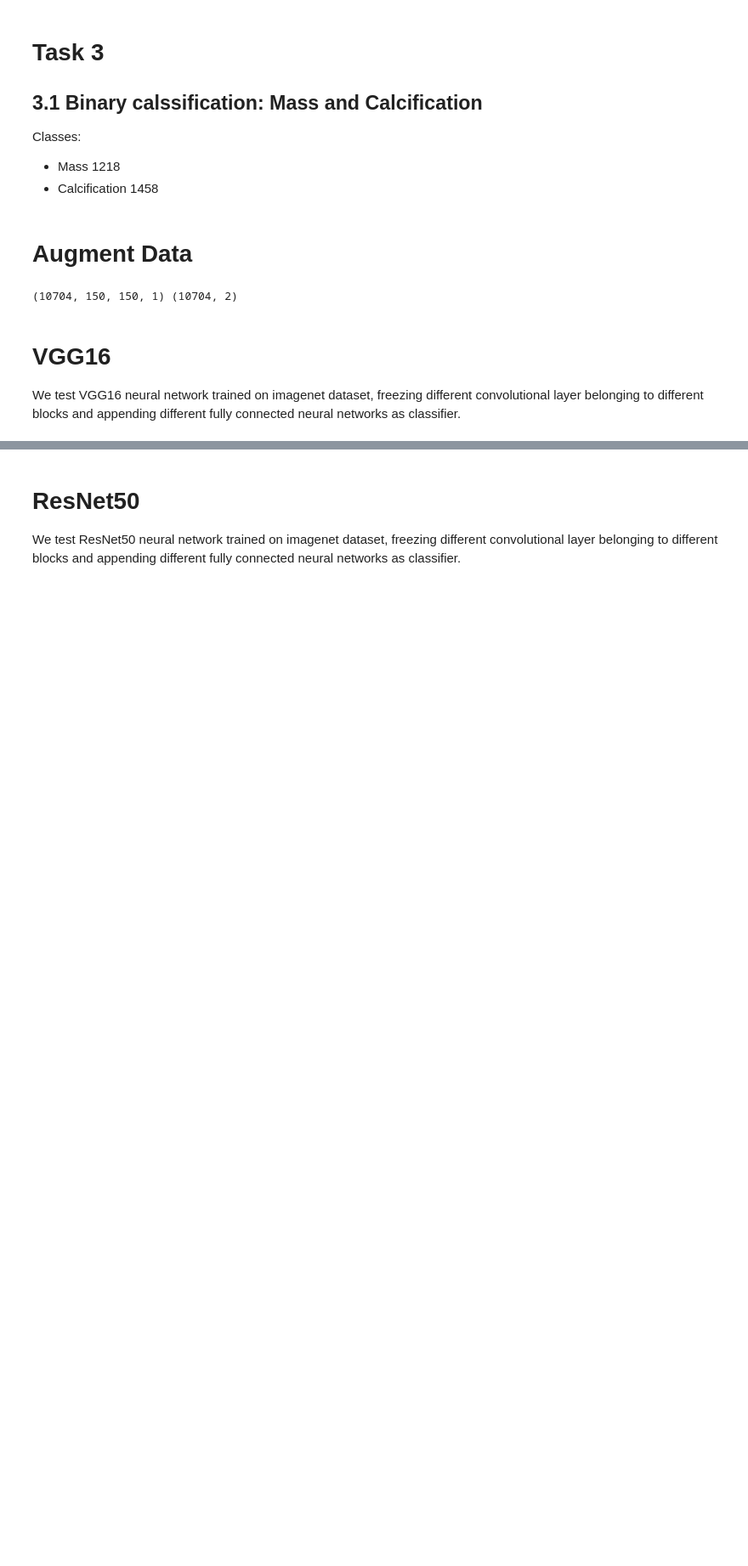
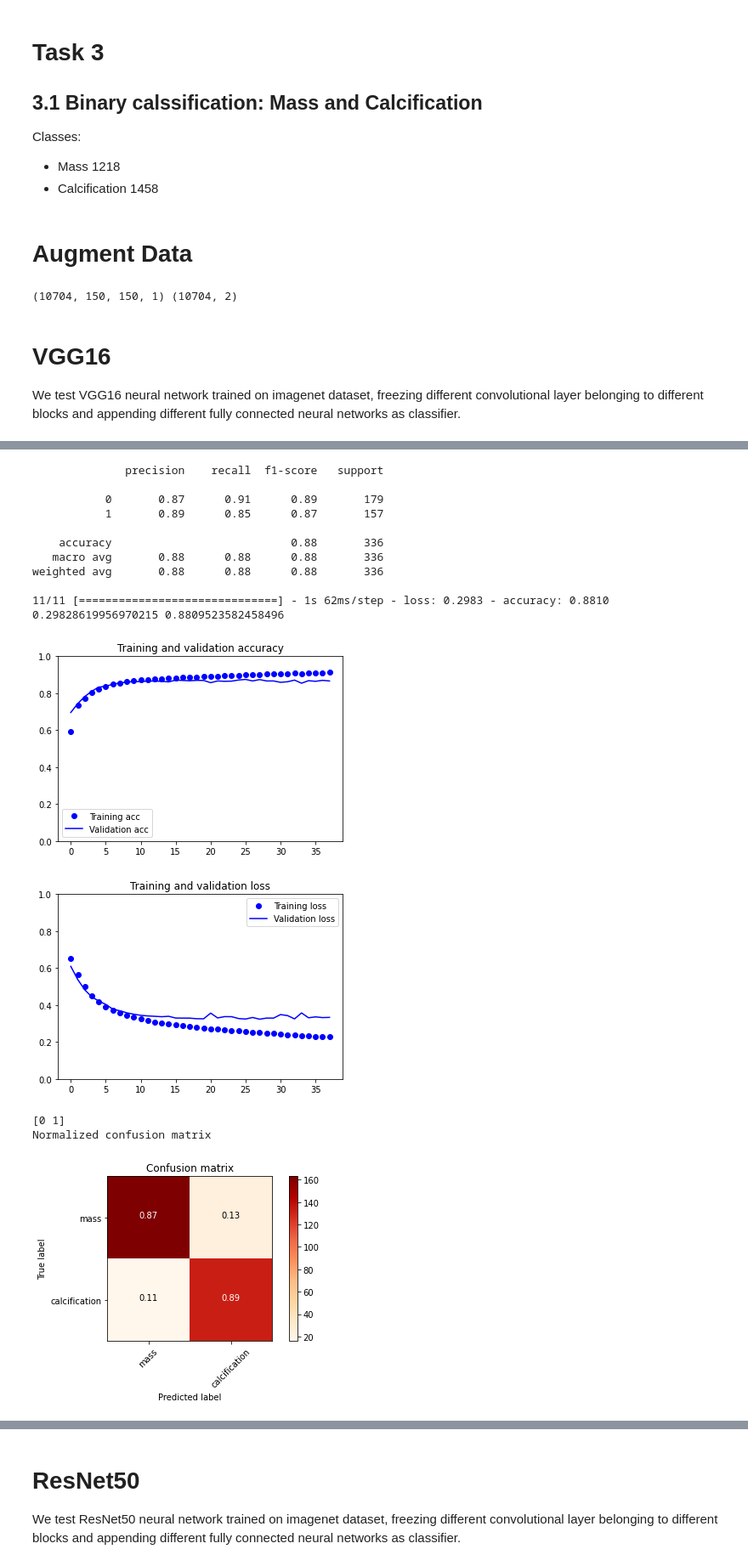
Before and after one commit to MarcoParola/medical_images_classification, a Jupyter notebook: Pretrained_CNN_3_1.ipynb, the cells around one changed output, grey strips where cells are left out. Shown: that part at 85% size. Saved outputs shown, nothing was run; the diff lists cells and outputs as text; code cells hidden in the pictures; blank space fills up the shorter version.

```diff
--- a/Pretrained_CNN_3_1.ipynb
+++ b/Pretrained_CNN_3_1.ipynb
@@ -142,3 +151,55 @@ print(augmentedData.shape, augmentedLabels.shape)
 # %% [markdown]
 # **VGG16**
 We test VGG16 neural network trained on imagenet dataset, freezing different convolutional layer belonging to different blocks and appending different fully connected neural networks as classifier.
+# %%
+from tensorflow.keras.applications import VGG16
+
+tf.random.set_seed(7)
+conv_base = VGG16(weights='imagenet',
+                  include_top=False,
+                  input_shape=(150, 150, 3))
+
+conv_base.summary()
+
+# Freeze layers
+conv_base.trainable = True
+set_trainable = False
+
+for layer in conv_base.layers:
+    if layer.name == 'block5_conv1':
+        set_trainable = True
+    if set_trainable:
+        layer.trainable = True
+    else:
+        layer.trainable = False
+
+
+# add fully connected layers as classifier
+model1 = models.Sequential()
+model1.add(conv_base)
+model1.add(layers.Flatten())
+model1.add(layers.Dense(256, activation='relu'))
+model1.add(layers.Dense(256, activation='relu'))
+model1.add(layers.Dense(2, activation='sigmoid'))
+
+
+
+#lr=2e-5
+model1.compile(loss='binary_crossentropy',
+              optimizer=optimizers.RMSprop(lr = 2e-6),
+              metrics=['accuracy'])
+
+earlyStopCallback = tf.keras.callbacks.EarlyStopping(monitor='val_loss', mode='min', verbose=1, patience=10, restore_best_weights = True)
+
+history = model1.fit(augmentedData, augmentedLabels, epochs=100, callbacks=[earlyStopCallback], batch_size=32, validation_split=0.2)
+
+pred = model1.predict_classes(testSet)
+print(metrics.classification_report(testLabels, pred))
+test_loss, test_acc = model1.evaluate(testSet, testLabelsCategorical)
+print(test_loss, test_acc)
+plot_accurancy_loss(history)
+plot_confusionMatrix(model1, testSet, testLabels, ['mass', 'calcification'])
+
+# use to plot
+model1_1 = model1
+# %% [output]
@@ -144,0 +223,16 @@ We test VGG16 neural network trained on imagenet dataset, freezing different con
+              precision    recall  f1-score   support
+
+           0       0.87      0.91      0.89       179
+           1       0.89      0.85      0.87       157
+
+    accuracy                           0.88       336
+   macro avg       0.88      0.88      0.88       336
+weighted avg       0.88      0.88      0.88       336
+
+11/11 [==============================] - 1s 62ms/step - loss: 0.2983 - accuracy: 0.8810
+0.29828619956970215 0.8809523582458496
+[figure, added]
+[figure, added]
+[0 1]
+Normalized confusion matrix
+[figure, added]
```
Also changed, not shown: parts of 25 cells of this notebook.
